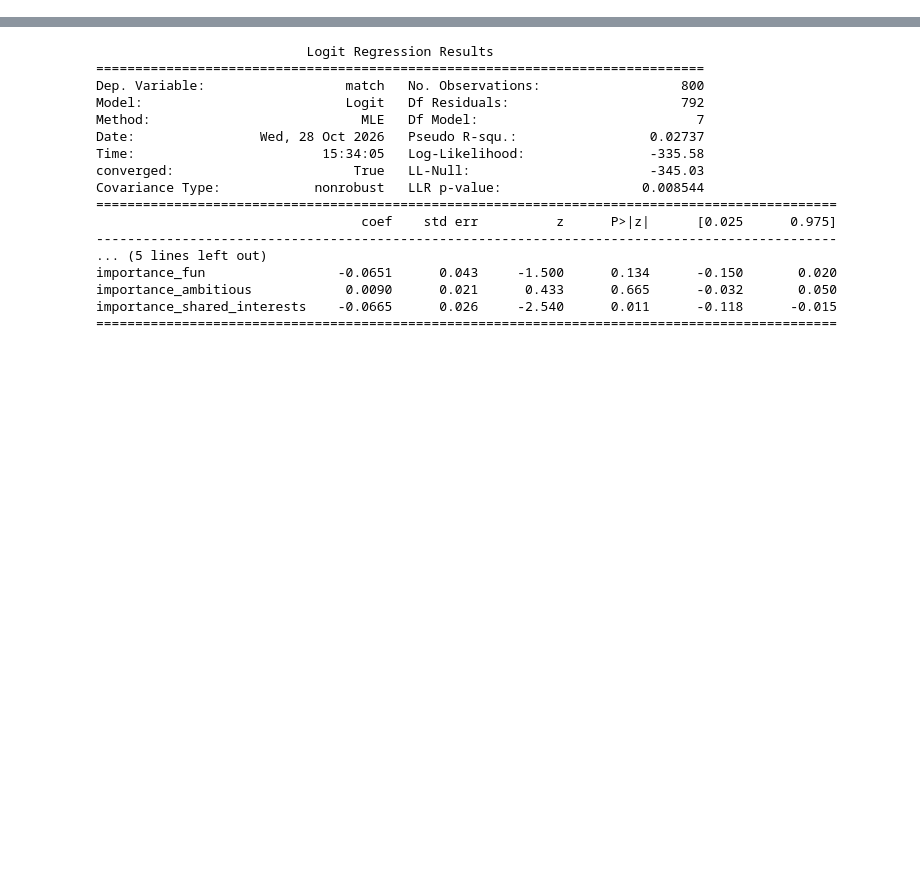
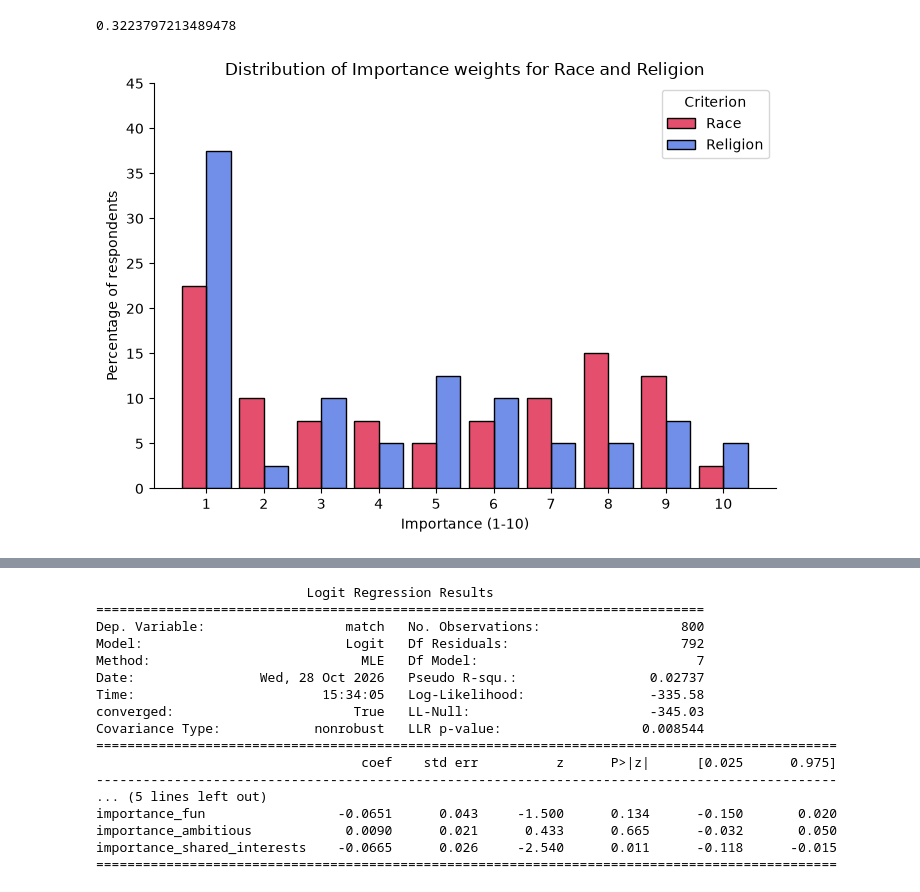
Before and after one commit to LoicLebrec/pythontask11chabrolebrec, a Jupyter notebook: scripts/questions_notebook_version.ipynb, the cells around one changed output, grey strips where cells are left out. Drawn from its saved outputs; the diff is of its cells as text; code cells hidden in the pictures; blank space fills up the shorter version.

```diff
--- a/scripts/questions_notebook_version.ipynb
+++ b/scripts/questions_notebook_version.ipynb
@@ -81 +265,58 @@ NameError: name 'df' is not defined
+# %%
+# question 6:
+# Are the ethnicity and religion importances related?
+print(people["importance_race"].corr(people["importance_religion"]))
+
+##We observe a positive correlation between the importance of race and religion,
+## those variables are not constrained so correlation is a valid measure of association between them.
+
+#We can also plot an histogram of their distributions to visualize more clearly the relationship
+
+# reshape to long to plot it
+long_people = people.melt(
+    value_vars=["importance_race", "importance_religion"],
+    var_name="Criterion",
+    value_name="Importance",
+)
+
+#clean labels
+long_people["Criterion"] = long_people["Criterion"].map(
+    {
+        "importance_race": "Race",
+        "importance_religion": "Religion",
+    }
+)
+
+fig, ax = plt.subplots(figsize=[7, 5])
+
+sns.histplot(
+    data=long_people,
+    x="Importance",
+    hue="Criterion",
+    stat="percent",
+    edgecolor="black",
+    discrete=True,
+    multiple="dodge",
+    common_norm=False,
+    shrink=0.85,
+    palette=["crimson", "royalblue"],
+
+)
+
+ax.set(
+    title="Distribution of Importance weights for Race and Religion",
+    xlabel="Importance (1-10)",
+    ylabel="Percentage of respondents",
+)
+ax.set_xticks(range(1, 11))
+ax.set_yticks(np.arange(0, 46, 5))
+sns.despine()
+plt.tight_layout()
+plt.show()
+
+#we observe a sorte of M distribution for Race : either not or very important
+# For religion, lots of people consider it not important, but a roughly (very roughly) uniform distrib across the rest of the scale
+# %% [output]
+0.3223797213489478
+[figure, added]
 # %%
```
Also changed, not shown: parts of 11 cells of this notebook.
